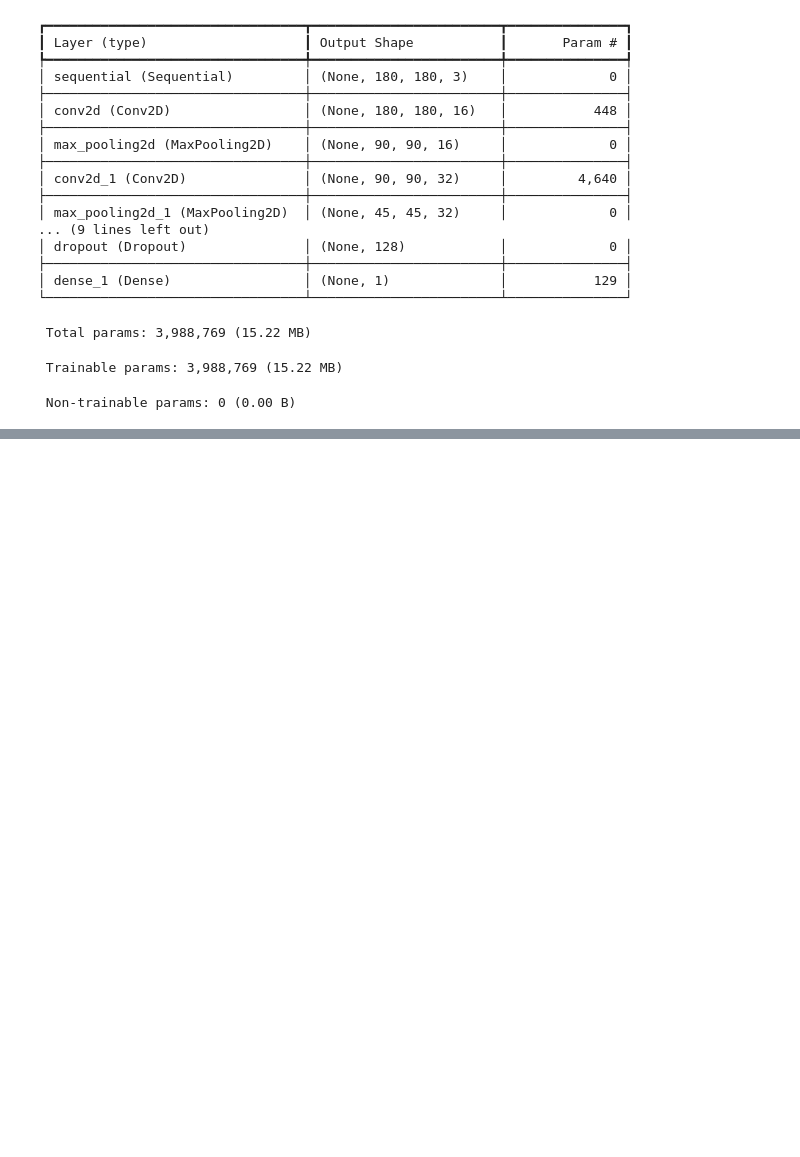
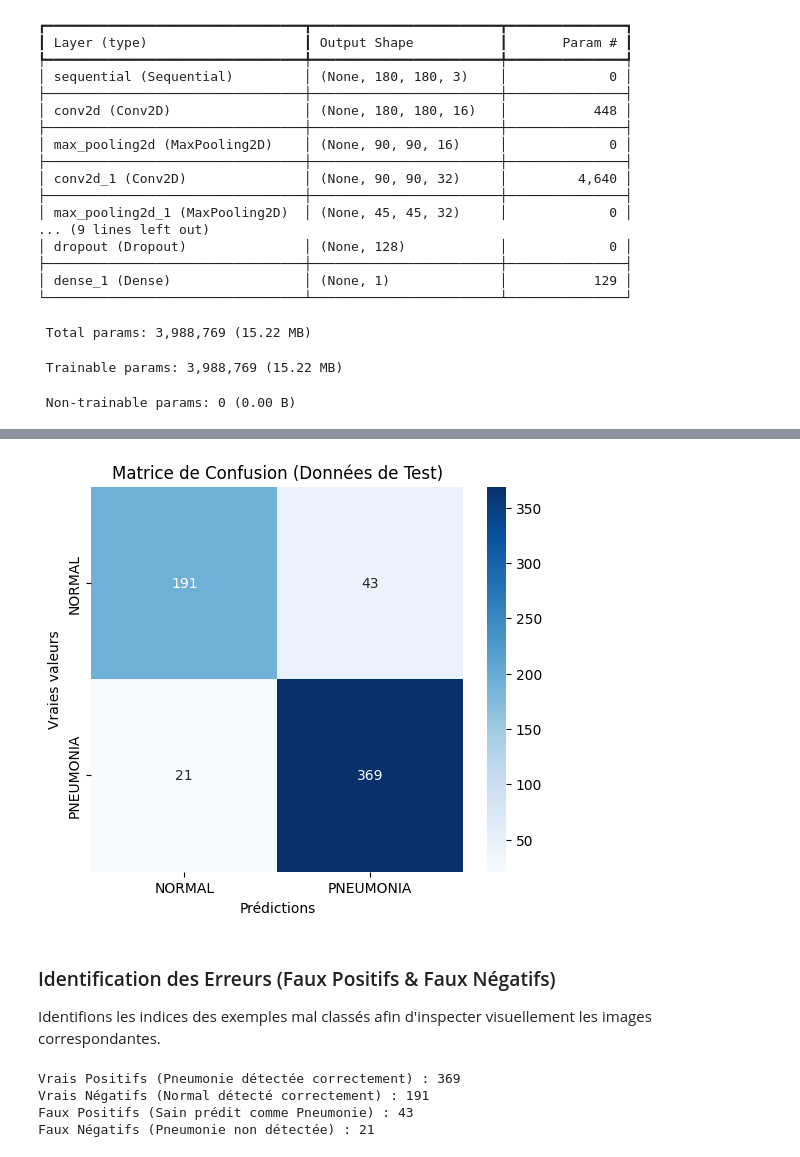
Before and after one commit to alikamal234-gif/ChestScan-AI, a Jupyter notebook: main.ipynb, the cells around one changed output, grey strips where cells are left out. Cells and saved outputs as stored; diff of their text form; code cells hidden in the pictures; blank space fills up the shorter version.

```diff
--- a/main.ipynb
+++ b/main.ipynb
@@ -222,0 +300,18 @@ plt.show()
+# %%
+y_true = []
+y_pred_probs = []
+
+for images, labels in test_ds:
+    y_true.extend(labels.numpy().flatten())
+    preds = model.predict(images, verbose=0)
+    y_pred_probs.extend(preds.flatten())
+
+y_true = np.array(y_true)
+y_pred_probs = np.array(y_pred_probs)
+y_pred = (y_pred_probs > 0.5).astype(int)
+
+test_f1 = f1_score(y_true, y_pred)
+test_auc = roc_auc_score(y_true, y_pred_probs)
+
+print(f"Test F1-Score: {test_f1:.4f}")
+print(f"Test ROC-AUC: {test_auc:.4f}")
@@ -222,0 +334,34 @@ plt.show()
+# %%
+cm = confusion_matrix(y_true, y_pred)
+
+plt.figure(figsize=(6, 5))
+sns.heatmap(cm, annot=True, fmt='d', cmap='Blues', xticklabels=class_names, yticklabels=class_names)
+plt.title('Matrice de Confusion (Données de Test)')
+plt.xlabel('Prédictions')
+plt.ylabel('Vraies valeurs')
+plt.show()
+# %% [output]
+[figure, added]
+# %% [markdown]
+### Identification des Erreurs (Faux Positifs & Faux Négatifs)
+Identifions les indices des exemples mal classés afin d'inspecter visuellement les images correspondantes.
+# %%
+test_images_all = []
+for images, _ in test_ds:
+    test_images_all.append(images.numpy())
+test_images_all = np.concatenate(test_images_all, axis=0)
+
+idx_tp = np.where((y_true == 1) & (y_pred == 1))[0]
+idx_tn = np.where((y_true == 0) & (y_pred == 0))[0]
+idx_fp = np.where((y_true == 0) & (y_pred == 1))[0]
+idx_fn = np.where((y_true == 1) & (y_pred == 0))[0]
+
+print(f"Vrais Positifs (Pneumonie détectée correctement) : {len(idx_tp)}")
+print(f"Vrais Négatifs (Normal détecté correctement) : {len(idx_tn)}")
+print(f"Faux Positifs (Sain prédit comme Pneumonie) : {len(idx_fp)}")
+print(f"Faux Négatifs (Pneumonie non détectée) : {len(idx_fn)}")
+# %% [output]
+Vrais Positifs (Pneumonie détectée correctement) : 369
+Vrais Négatifs (Normal détecté correctement) : 191
+Faux Positifs (Sain prédit comme Pneumonie) : 43
+Faux Négatifs (Pneumonie non détectée) : 21
```
Also changed, not shown: parts of 18 cells of this notebook.
